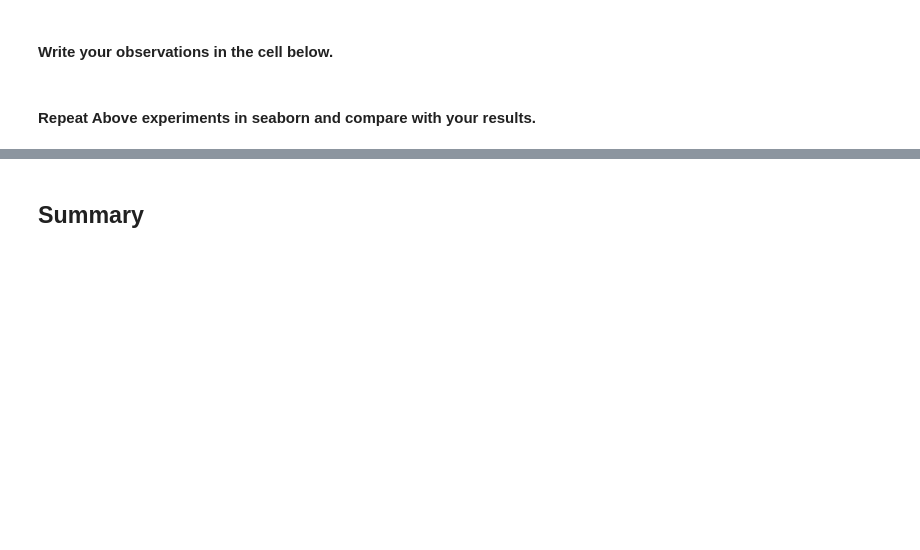
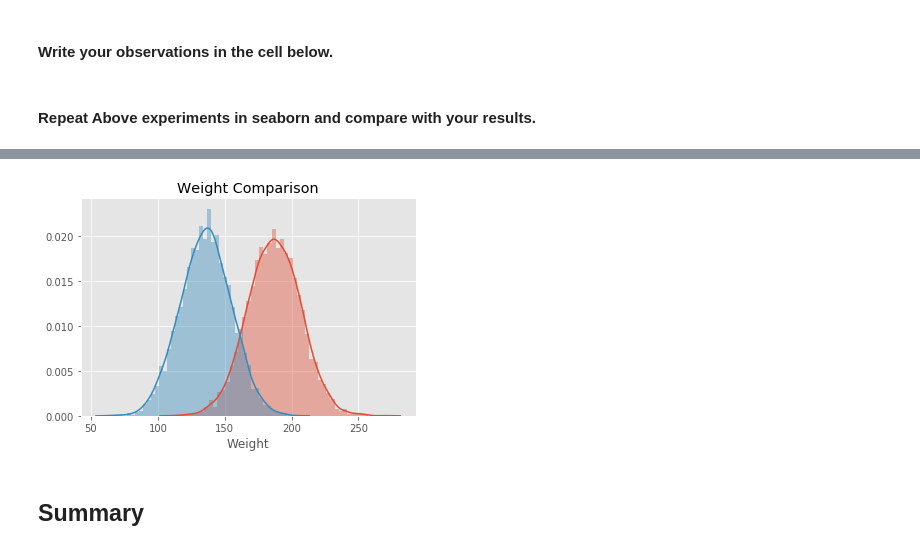
Before and after one commit to MissAle17/dsc-1-09-11-the-probability-density-function-lab-online-ds-sp-000, a Jupyter notebook: index.ipynb, the cells around one changed output, grey strips where cells are left out. Drawn from its saved outputs; the diff is of its cells as text; code cells hidden in the pictures; blank space fills up the shorter version.

```diff
--- a/index.ipynb
+++ b/index.ipynb
@@ -146,2 +155,9 @@ plt.show()
+# %%
+sns.distplot(male_df.Weight)
+sns.distplot(female_df.Weight)
+plt.title("Weight Comparison")
+plt.show()
+# %% [output]
+[figure, added]
 # %%
 # Your comments on the two approaches here.
```
Also changed, not shown: parts of 4 cells of this notebook.
